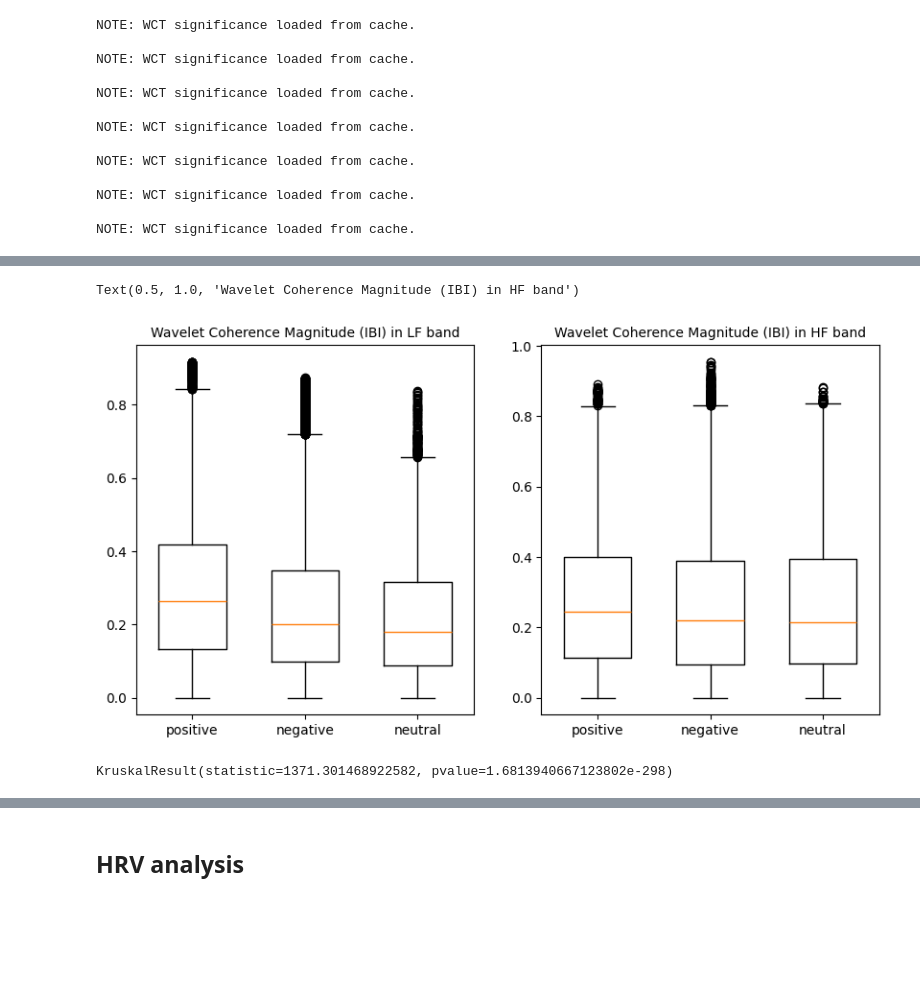
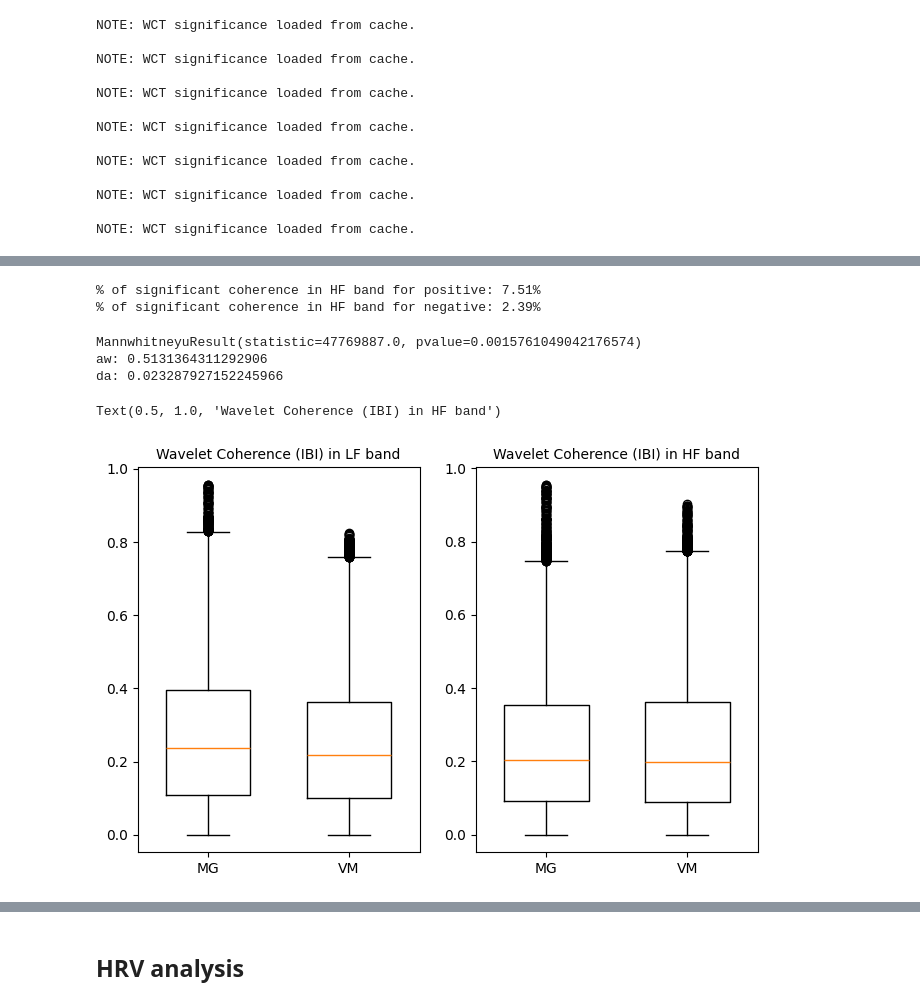
Before and after one commit to ynwtnb/linkage_analysis_pilot, a Jupyter notebook: script/wavelet_analysis.ipynb, the cells around one changed output, grey strips where cells are left out. Drawn from its saved outputs; the diff is of its cells as text; code cells hidden in the pictures; blank space fills up the shorter version.

```diff
--- a/script/wavelet_analysis.ipynb
+++ b/script/wavelet_analysis.ipynb
@@ -128,12 +128,12 @@ for session in sessions:
 
 Because the wavelet analyis requires arrays with a fixed sampling rate, re-sampling the IBI arrays.
 # %%
-new_t = {}
+new_t_ibi = {}
 resampled_ibi_p1 = {}
 resampled_ibi_p2 = {}
 
 for session in sessions:
-    new_t[session] = {}
+    new_t_ibi[session] = {}
     resampled_ibi_p1[session] = {}
     resampled_ibi_p2[session] = {}
     if session == 'NN':
@@ -144,11 +144,11 @@ for session in sessions:
         conditions = conditions_VM_MG
     for condition in conditions:
         # Re-samplg at 1 Hz
-        new_t[session][condition] = np.arange(max(time_array_p1[session][condition][0], time_array_p2[session][condition][0]), min(time_array_p1[session][condition][-1], time_array_p2[session][condition][-1]), 1000)
+        new_t_ibi[session][condition] = np.arange(max(time_array_p1[session][condition][0], time_array_p2[session][condition][0]), min(time_array_p1[session][condition][-1], time_array_p2[session][condition][-1]), 1000)
         interp_func_p1 = interp1d(time_array_p1[session][condition], ibi_array_p1[session][condition], kind='quadratic')
-        resampled_ibi_p1[session][condition] = interp_func_p1(new_t[session][condition])
+        resampled_ibi_p1[session][condition] = interp_func_p1(new_t_ibi[session][condition])
         interp_func_p2 = interp1d(time_array_p2[session][condition], ibi_array_p2[session][condition], kind='quadratic')
-        resampled_ibi_p2[session][condition] = interp_func_p2(new_t[session][condition])
+        resampled_ibi_p2[session][condition] = interp_func_p2(new_t_ibi[session][condition])
 # %%
 session = 'NN'
 condition = 'positive'
@@ -367,6 +367,10 @@ for pair_i in range(len(surrogate_pairs)):
 
     max_idx = min(len(ibi_standardized_all[session1][condition1][person1]), len(ibi_standardized_all[session2][condition2][person2]))
     wct, awct, coi, freq, sig = wavelet.wct(ibi_standardized_all[session1][condition1][person1][:max_idx], ibi_standardized_all[session2][condition2][person2][:max_idx], dt, dj=dj, s0=s0, J=-1, sig=True, wavelet=mother, normalize=True)
+    period = 1 / freq
+    for t in range(wct.shape[1]):
+        mask = period > coi[t]
+        wct[mask, t] = np.nan
     wct_surrogate.append(wct)
 # %% [output]
 Processing pair 1/59
@@ -488,8 +490,8 @@ def plot_wavelet_result(threshold, t, wct, awct, coi, freq, modality, ylim_low=N
     # 凡例を追加
     ax.legend()
 # %%
-session = 'VM'
-condition = 'research'
+session = 'NY'
+condition = 'positive'
 wct_ibi, awct_ibi, coi_ibi, freq_ibi, sig_ibi = wavelet.wct(ibi_standardized_p1[session][condition], ibi_standardized_p2[session][condition], dt, dj=dj, s0=s0, J=-1, sig=True, wavelet=mother, normalize=True)
 # %% [output]
 NOTE: WCT significance loaded from cache.
@@ -540,26 +796,50 @@ NOTE: WCT significance loaded from cache.
+# %%
+array_1 = hf_wct_list[0].flatten()
+array_2 = hf_wct_list[1].flatten()
+print(f'% of significant coherence in HF band for {conditions_NY_ecg[0]}: {np.sum(array_1 > percentile_95_ibi) / len(array_1[~np.isnan(array_1)]) * 100:.2f}%')
+print(f'% of significant coherence in HF band for {conditions_NY_ecg[1]}: {np.sum(array_2 > percentile_95_ibi) / len(array_2[~np.isnan(array_2)]) * 100:.2f}%')
+# %% [output]
+% of significant coherence in HF band for positive: 7.51%
+% of significant coherence in HF band for negative: 2.39%
+# %%
+array_1 = hf_wct_list[0].flatten()
+array_2 = hf_wct_list[1].flatten()
+print(mannwhitneyu(array_1[~np.isnan(array_1)], array_2[~np.isnan(array_2)], alternative='two-sided'))
+aw = calculate_aw(array_1[~np.isnan(array_1)], array_2[~np.isnan(array_2)])
+print(f'aw: {aw}')
+print(f'da: {convert_aw_to_da(aw, np.var(array_1[~np.isnan(array_1)]), np.var(array_2[~np.isnan(array_2)]))}')
+# %% [output]
+MannwhitneyuResult(statistic=47769887.0, pvalue=0.0015761049042176574)
+aw: 0.5131364311292906
+da: 0.023287927152245966
 # %%
-session = 'NN'
+condition = 'research'
+sessions_research = ['MG', 'VM']
+fig, axes = plt.subplots(ncols=2, nrows=1, figsize=(8, 5))
 lf_wct_list = []
 hf_wct_list = []
-fig, axes = plt.subplots(ncols=2, nrows=1, figsize=(10, 5))
-for condition in conditions_full:
+for session in sessions_research:
     period = 1 / wct_results_ibi[session][condition]['freq']
-    lf_freq = np.where((period >= 6) & (period <=25))
-    hf_freq = np.where((period >= 2) & (period < 6))
-    lf_wct = wct_results_ibi[session][condition]['wct'][lf_freq[0], :]
-    hf_wct = wct_results_ibi[session][condition]['wct'][hf_freq[0], :]
+    lf_period = np.where((period >= 1/0.15) & (period <=1/0.045))
+    hf_period = np.where((period >= 1/0.4) & (period < 1/0.15))
+    lf_wct = wct_results_ibi[session][condition]['wct'][lf_period[0], :]
+    hf_wct = wct_results_ibi[session][condition]['wct'][hf_period[0], :]
+    coi = wct_results_ibi[session][condition]['coi']
+    for t in range(lf_wct.shape[1]):
+        lf_mask = lf_period > coi[t]
+        lf_wct[lf_mask[0], t] = np.nan
+        hf_mask = hf_period > coi[t]
+        hf_wct[hf_mask[0], t] = np.nan
     lf_wct_list.append(lf_wct)
     hf_wct_list.append(hf_wct)
-    axes[0].boxplot(lf_wct.flatten(), positions=[conditions_full.index(condition)], widths=0.6)
-    axes[1].boxplot(hf_wct.flatten(), positions=[conditions_full.index(condition)], widths=0.6)
+    lf_wct_flatten = lf_wct.flatten()
+    hf_wct_flatten = hf_wct.flatten()
+    axes[0].boxplot(lf_wct_flatten[~np.isnan(lf_wct_flatten)], positions=[sessions_research.index(session)], widths=0.6)
+    axes[1].boxplot(hf_wct_flatten[~np.isnan(hf_wct_flatten)], positions=[sessions_research.index(session)], widths=0.6)
 for ax in axes:
-    ax.set_xticklabels(conditions_full)
-axes[0].set_title('Wavelet Coherence Magnitude (IBI) in LF band', fontsize=10)
-axes[1].set_title('Wavelet Coherence Magnitude (IBI) in HF band', fontsize=10)
+    ax.set_xticklabels(sessions_research)
+axes[0].set_title('Wavelet Coherence (IBI) in LF band', fontsize=10)
+axes[1].set_title('Wavelet Coherence (IBI) in HF band', fontsize=10)
 # %% [output]
-Text(0.5, 1.0, 'Wavelet Coherence Magnitude (IBI) in HF band')
+Text(0.5, 1.0, 'Wavelet Coherence (IBI) in HF band')
-[figure, old version]
+[figure, new version]
-# %%
-kruskal(lf_wct_list[0].flatten(), lf_wct_list[1].flatten(), lf_wct_list[2].flatten())
-# %% [output]
-KruskalResult(statistic=1371.301468922582, pvalue=1.6813940667123802e-298)
```
Also changed, not shown: parts of 198 cells of this notebook, 27 other files.
